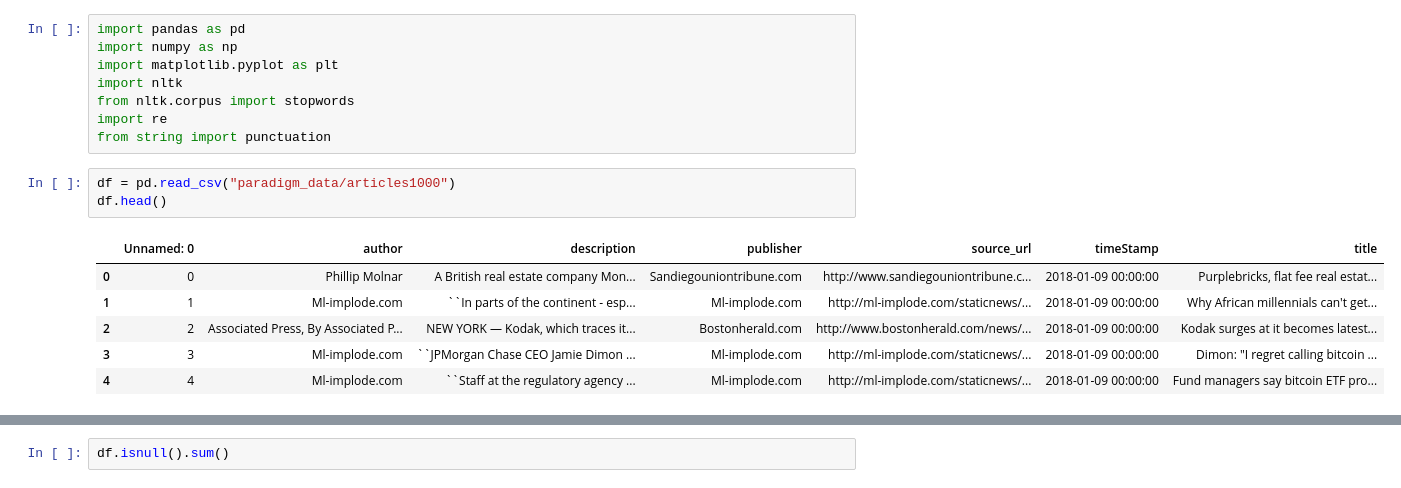
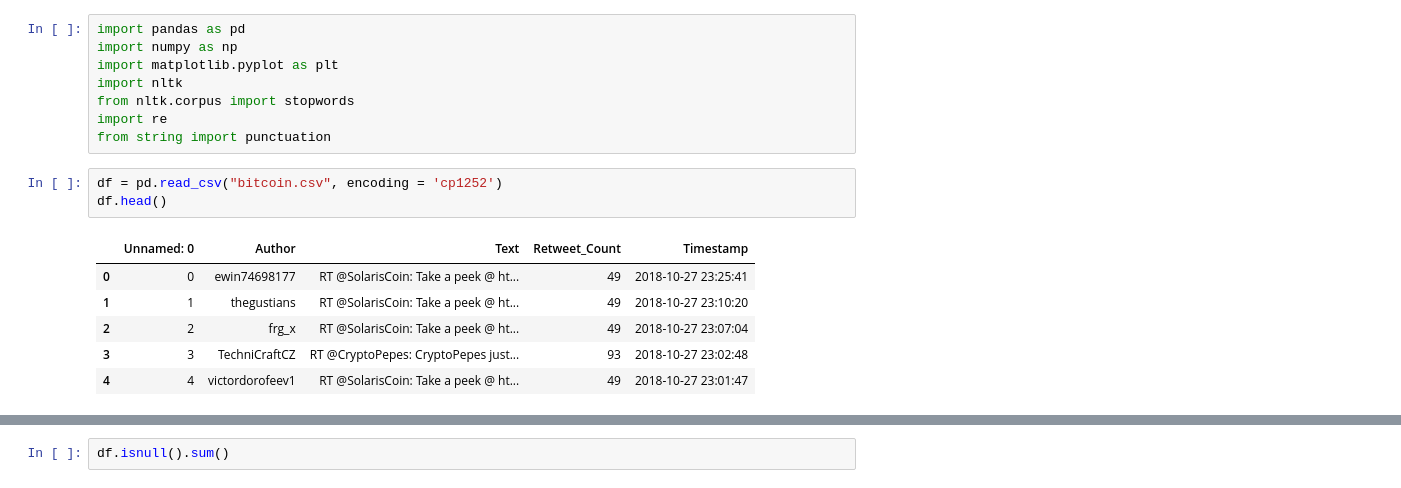
Before and after one commit to JiahuaZou/Data-X-Cryptocurrency-analysis, a Jupyter notebook: nlp.ipynb, the cells around one changed output, grey strips where cells are left out. Drawn from its saved outputs; the diff is of its cells as text.

```diff
--- a/nlp.ipynb
+++ b/nlp.ipynb
@@ -7,12 +7,12 @@ from nltk.corpus import stopwords
 import re
 from string import punctuation
 # %%
-df = pd.read_csv("paradigm_data/articles1000")
+df = pd.read_csv("bitcoin.csv", encoding = 'cp1252')
 df.head()
 # %% [output]
-|  | Unnamed: 0 | author | description | publisher | source_url | timeStamp | title |
-| 0 | 0 | Phillip Molnar | A British real estate company Mon... | Sandiegouniontribune.com | http://www.sandiegouniontribune.c... | 2018-01-09 00:00:00 | Purplebricks, flat fee real estat... |
-| 1 | 1 | Ml-implode.com | ``In parts of the continent - esp... | Ml-implode.com | http://ml-implode.com/staticnews/... | 2018-01-09 00:00:00 | Why African millennials can't get... |
-| 2 | 2 | Associated Press, By Associated P... | NEW YORK — Kodak, which traces it... | Bostonherald.com | http://www.bostonherald.com/news/... | 2018-01-09 00:00:00 | Kodak surges at it becomes latest... |
-| 3 | 3 | Ml-implode.com | ``JPMorgan Chase CEO Jamie Dimon ... | Ml-implode.com | http://ml-implode.com/staticnews/... | 2018-01-09 00:00:00 | Dimon: "I regret calling bitcoin ... |
-| 4 | 4 | Ml-implode.com | ``Staff at the regulatory agency ... | Ml-implode.com | http://ml-implode.com/staticnews/... | 2018-01-09 00:00:00 | Fund managers say bitcoin ETF pro... |
+|  | Unnamed: 0 | Author | Text | Retweet_Count | Timestamp |
+| 0 | 0 | ewin74698177 | RT @SolarisCoin: Take a peek @ ht... | 49 | 2018-10-27 23:25:41 |
+| 1 | 1 | thegustians | RT @SolarisCoin: Take a peek @ ht... | 49 | 2018-10-27 23:10:20 |
+| 2 | 2 | frg_x | RT @SolarisCoin: Take a peek @ ht... | 49 | 2018-10-27 23:07:04 |
+| 3 | 3 | TechniCraftCZ | RT @CryptoPepes: CryptoPepes just... | 93 | 2018-10-27 23:02:48 |
+| 4 | 4 | victordorofeev1 | RT @SolarisCoin: Take a peek @ ht... | 49 | 2018-10-27 23:01:47 |
```
Also changed, not shown: parts of 2 cells of this notebook, 1 other file.
